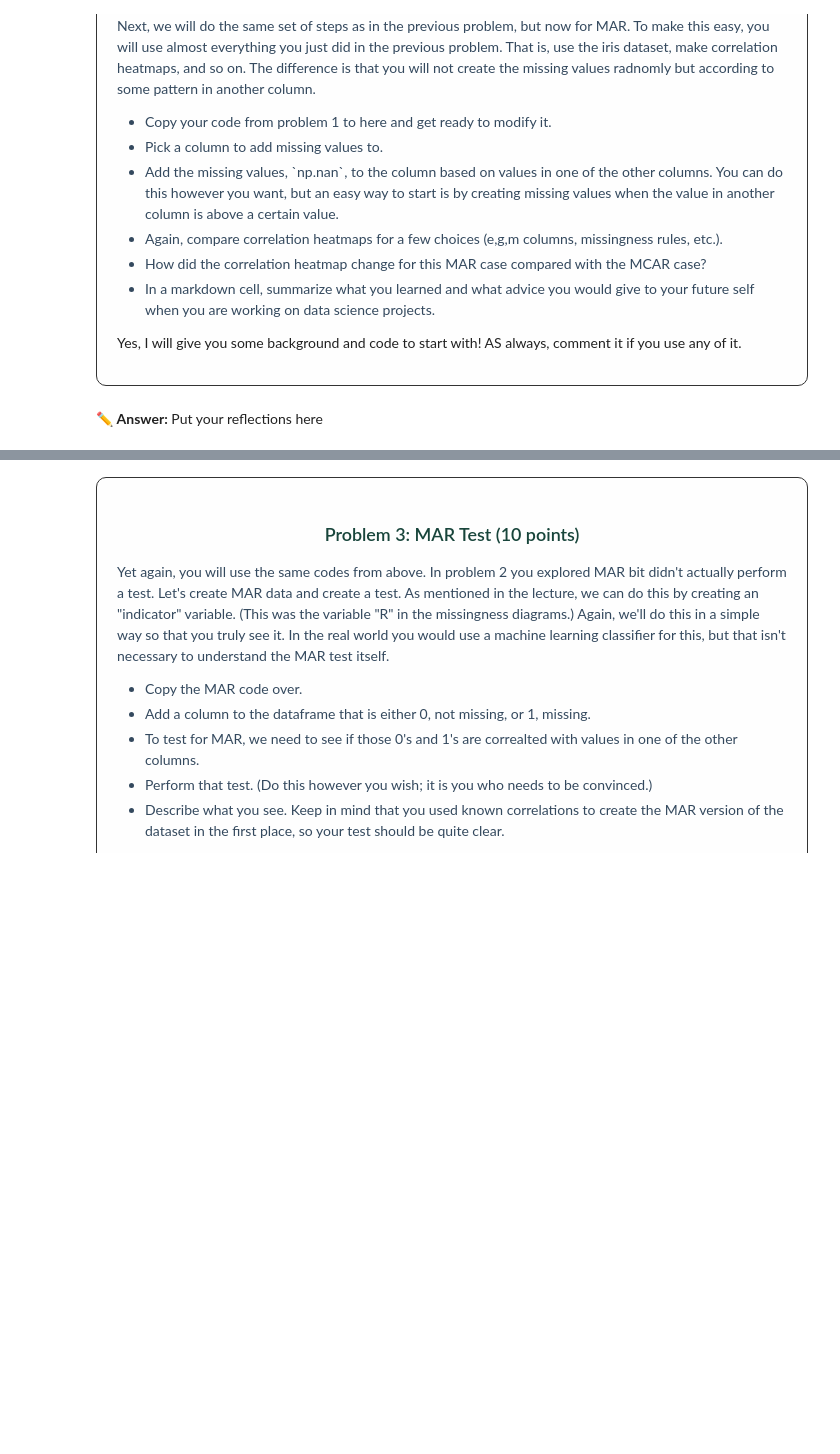
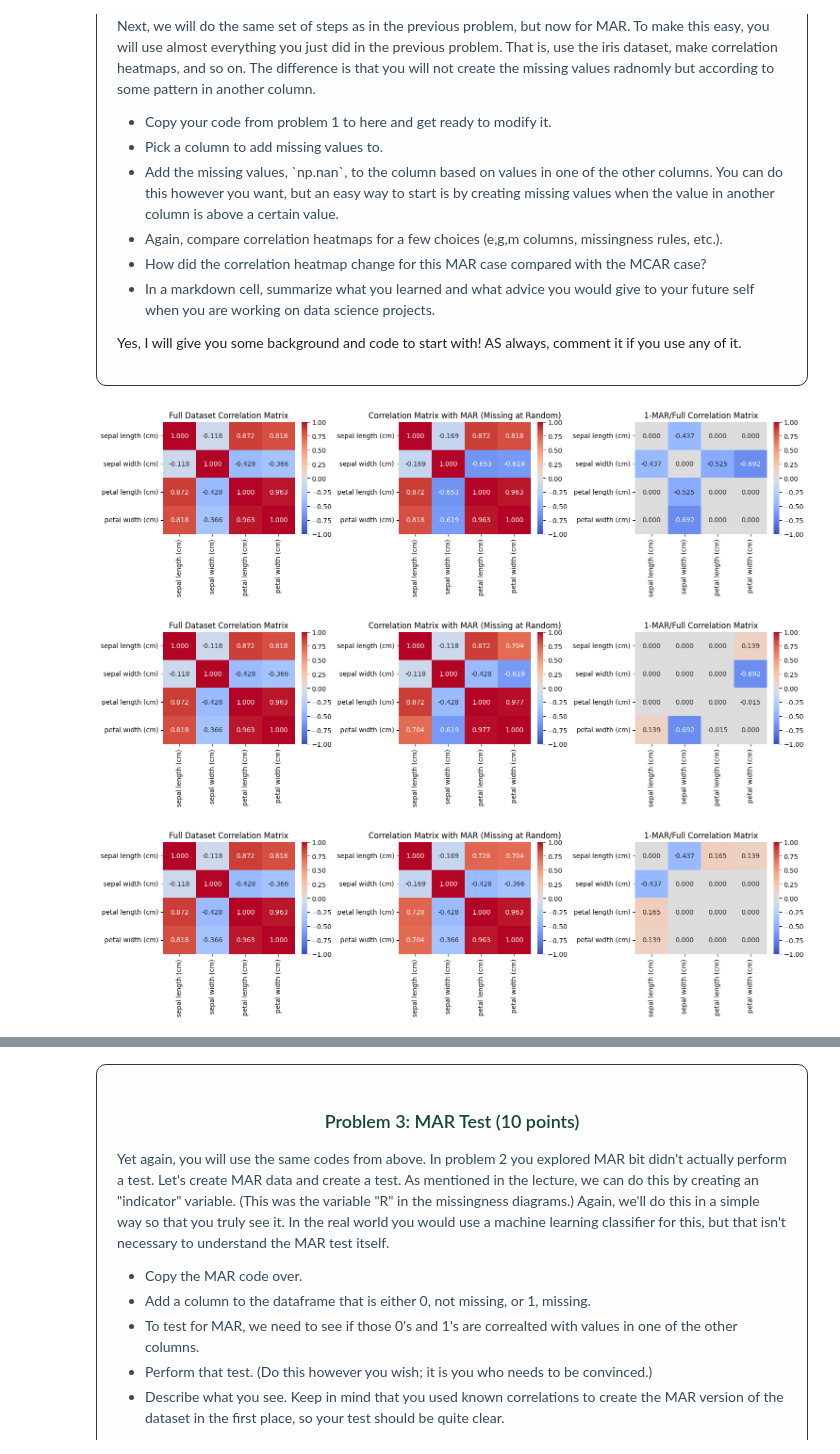
Before and after one commit to jabelieu/cmse830_fds, a Jupyter notebook: HW04_Imputation-STUDENT.ipynb, the cells around one changed output, grey strips where cells are left out. Drawn from its saved outputs; the diff is of its cells as text; code cells hidden in the pictures; blank space fills up the shorter version.

```diff
--- a/HW04_Imputation-STUDENT.ipynb
+++ b/HW04_Imputation-STUDENT.ipynb
@@ -214,2 +182,72 @@ plot_heatmap(df_mar, "Correlation Matrix with MAR (Missing at Random)")
-# %% [markdown]
-✏️ **Answer:** Put your reflections here
+# %%
+### ANSWER
+# imported libraries
+import numpy as np
+import pandas as pd
+import seaborn as sns
+import matplotlib.pyplot as plt
+from sklearn import datasets
+# load in dataset and convert to pandas df
+iris = datasets.load_iris()
+df = pd.DataFrame(data=iris.data, columns=iris.feature_names)
+
+# plot the correlation heatmap
+def plot_heatmap(dataframe, title,ax=None):
+    '''
+    a heatmap plotting routine. given a df and title, calculate the pearson
+    coefficients for a dataset and plot it as a heat map. I added an ax parameter
+    to support plotting on a subplot. annot puts labels on the plot, cmap is the
+    color scheme, vmin/max set the mapping between values and the cmap. fmt is
+    how the values in the box are represented, 'a float with 3 decimals'.
+    '''
+    sns.heatmap(dataframe.corr(), annot=True,ax=ax, cmap='coolwarm', vmin=-1, vmax=1, fmt=".3f")
+    ax.set_title(title)
+    # plt.show()
+# MAR: Make 'sepal width' missing based on 'petal length'
+def introduce_MAR(dataframe, column_to_remove, reference_column, threshold):
+    '''
+    dataframe : pandas df. the dataframe we want to introduce missingness to.
+    column_to_remove : str. the feature we want to remove data from.
+    reference_column : str. the feature we want to look at when considering
+    whether or not we want to remove data.
+    threshold : float. the value which sets the tolerance for whether or not to
+    remove data.
+    '''
+    # make a copy of the df. we dont want to accidently change the original!
+    df_mar = dataframe.copy()
+
+    # 'petal length' is above the threshold
+    ## this is a boolean mask which reads, 'make a list of bools that reflect
+    # whether or not values in the refernce column are larger than the passed
+    # threshold.
+    mask = df_mar[reference_column] > threshold
+
+    # add missing values in 'sepal width' where 'petal length' is above the threshold
+    ## access the column we want to remove data from and where these values correspond
+    # to Trues in the mask, replace the values with NaNs.
+    df_mar.loc[mask, column_to_remove] = np.nan
+    return df_mar # output the MAR-ed df!
+
+missing_list = ['sepal width (cm)','petal width (cm)','sepal length (cm)']
+
+for mis_col in missing_list :
+
+    # set 'petal length' threshold for MAR
+    df_mar = introduce_MAR(df, mis_col, 'petal length (cm)', threshold=4.5)
+
+    df_mar_corr = df_mar.corr()
+    df_full_corr = df.corr()
+
+    comp = 1-df_mar_corr/df_full_corr
+
+    fig,axs = plt.subplots(1,3,figsize=(15,4),constrained_layout=True);
+
+    # heatmap with MAR
+    plot_heatmap(df_mar, "Correlation Matrix with MAR (Missing at Random)",ax=axs[1])
+    plot_heatmap(df, "Full Dataset Correlation Matrix",ax=axs[0])
+    sns.heatmap(comp,ax=axs[2], annot=True, cmap='coolwarm', vmin=-1, vmax=1, fmt=".3f")
+    axs[2].set_title ( '1-MAR/Full Correlation Matrix' );
+# %% [output]
+[figure, added]
+[figure, added]
+[figure, added]
```
Also changed, not shown: parts of 6 cells of this notebook, 1 other file.
